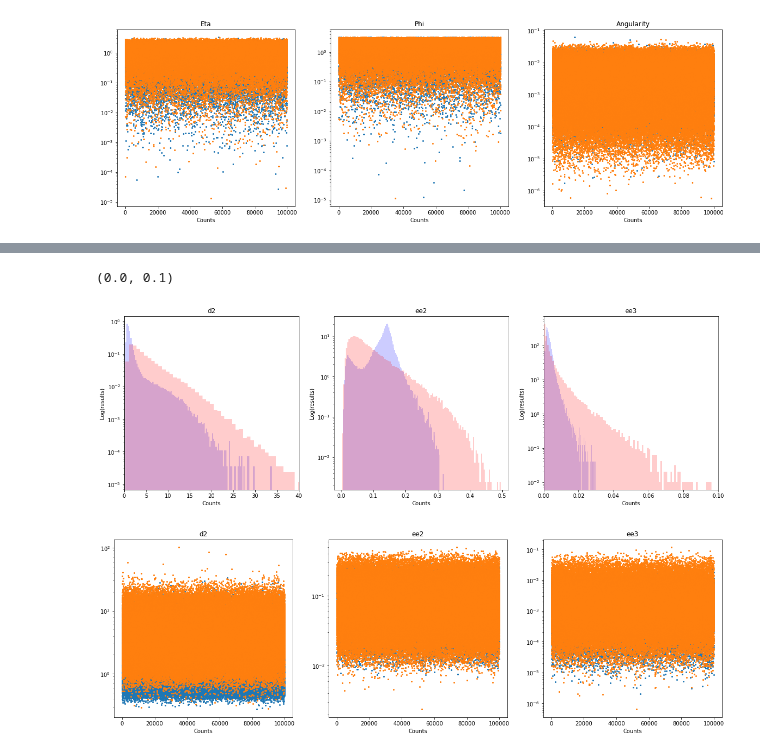
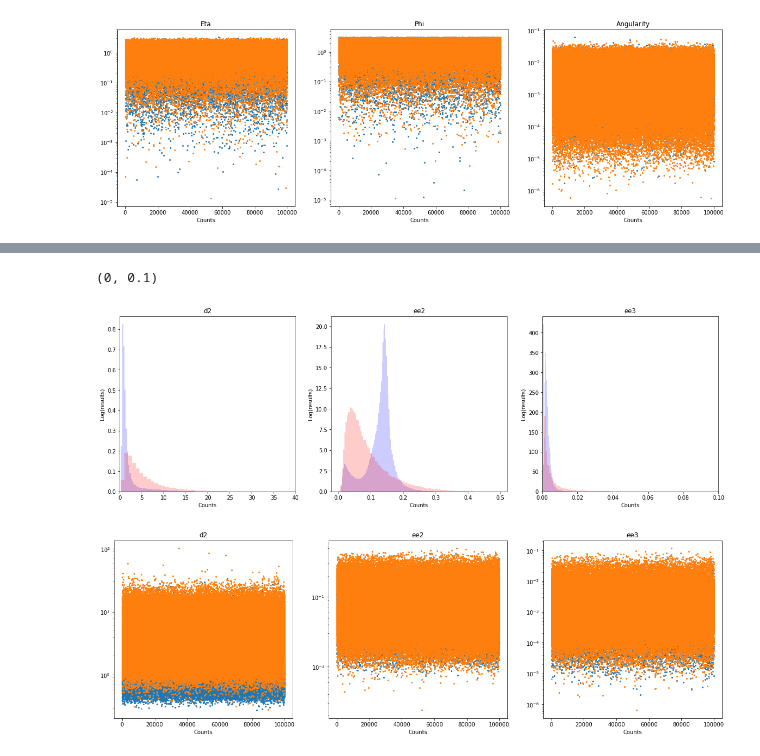
Before and after one commit to MikePhen12/Phys_434_portfolio, a Jupyter notebook: Lab_5.ipynb, the cells around one changed output, grey strips where cells are left out. Drawn from its saved outputs; the diff is of its cells as text; code cells hidden in the pictures.

```diff
--- a/Lab_5.ipynb
+++ b/Lab_5.ipynb
@@ -232,31 +229,31 @@ ax2.set_yscale('log')
 # %%
 bins = 120; alph = .2
 fig, (ax, ax1, ax2) = plt.subplots(1, 3, figsize = (20, 6))
 ax.hist(higgs_data['d2'], bins, alpha = alph, density = True, color='b')
 ax.hist(qcd_background_data['d2'], bins, alpha = alph, density = True, color='r')
-ax.set_yscale('log')
+#ax.set_yscale('log')
 ax.set_title('d2');
 ax.set_xlabel('Counts')
 ax.set_ylabel('Log(results)')
 ax.set_xlim([0,40])
 
 ax1.hist(higgs_data['ee2'], bins, alpha = alph, density = True, color='b')
 ax1.hist(qcd_background_data['ee2'], bins, alpha = alph, density = True, color='r')
-ax1.set_yscale('log')
+#ax1.set_yscale('log')
 ax1.set_title('ee2')
 ax1.set_xlabel('Counts')
 ax1.set_ylabel('Log(results)')
 
 ax2.hist(higgs_data['ee3'], bins, alpha = alph, density = True, color='b')
 ax2.hist(qcd_background_data['ee3'], bins, alpha = alph, density = True, color='r')
-ax2.set_yscale('log')
+#ax2.set_yscale('log')
 ax2.set_title('ee3')
 ax2.set_xlabel('Counts')
 ax2.set_ylabel('Log(results)')
 ax2.set_xlim([0,.1])
 # %% [output]
-(0.0, 0.1)
+(0, 0.1)
-[figure, old version]
+[figure, new version]
 # %%
 bins = 120; alph = .2
 fig, (ax, ax1, ax2) = plt.subplots(1, 3, figsize = (20, 6))
```
Also changed, not shown: parts of 2 cells of this notebook, 1 other file.
